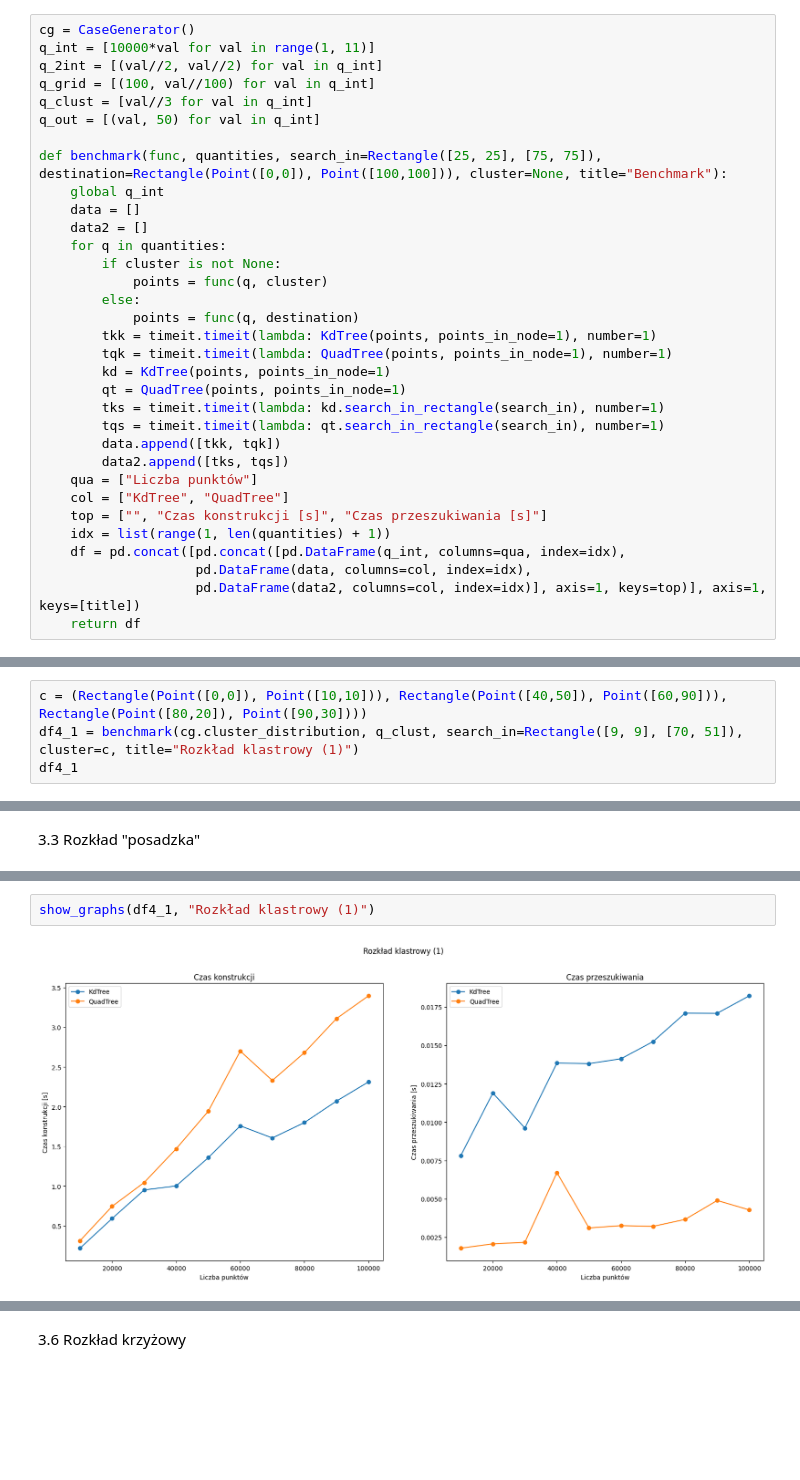
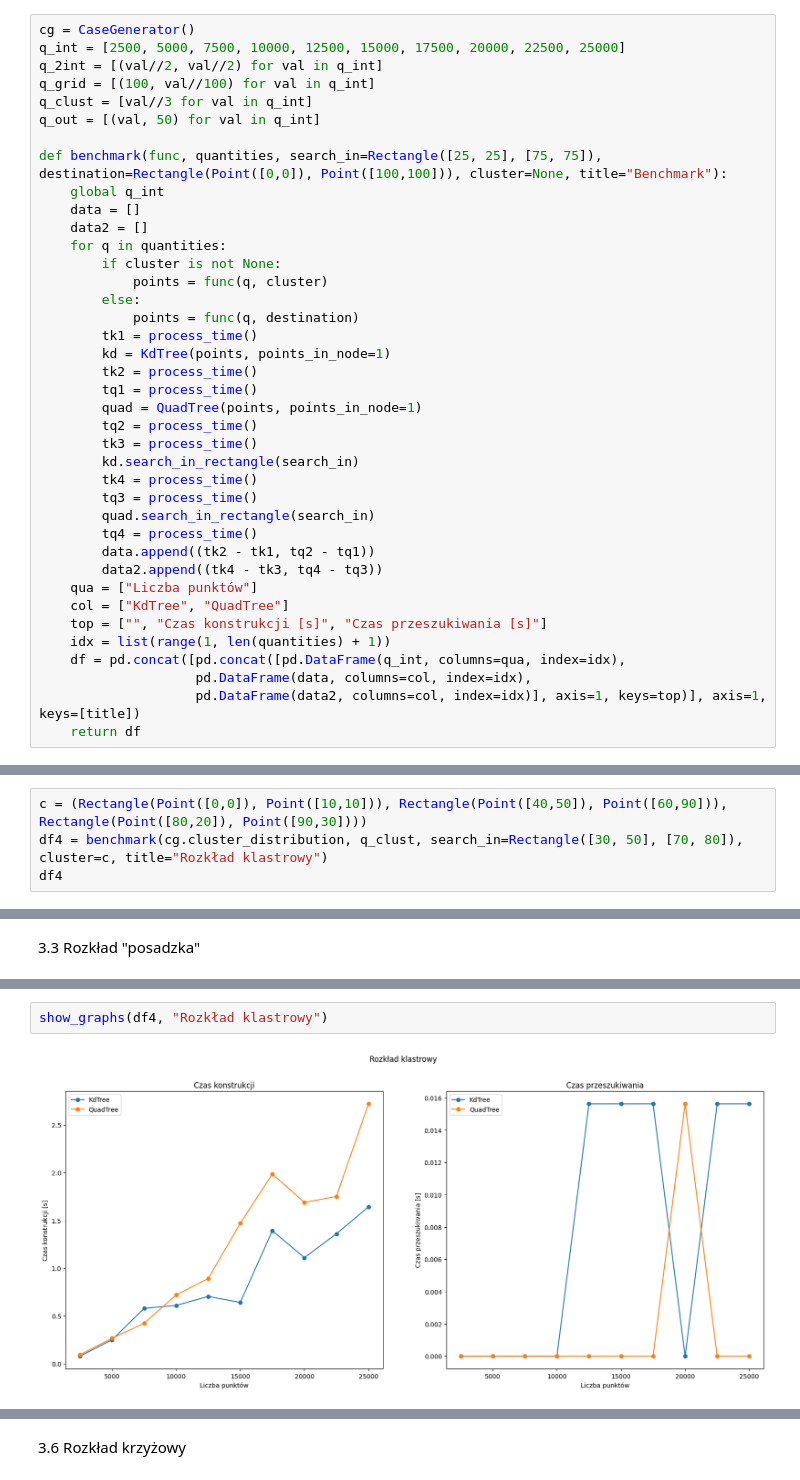
Before and after one commit to WerWojtas/QuadTree_and_KdTree, a Jupyter notebook: Comparison.ipynb, the cells around one changed output, grey strips where cells are left out. Cells and saved outputs as stored; diff of their text form; blank space fills up the shorter version.

Commit message:
added visualization

```diff
--- a/Comparison.ipynb
+++ b/Comparison.ipynb
@@ -72,7 +72,7 @@ All tests passed!
 ## 2. Pomiary wydajności
 # %%
 cg = CaseGenerator()
-q_int = [10000*val for val in range(1, 11)]
+q_int = [2500, 5000, 7500, 10000, 12500, 15000, 17500, 20000, 22500, 25000]
 q_2int = [(val//2, val//2) for val in q_int]
 q_grid = [(100, val//100) for val in q_int]
 q_clust = [val//3 for val in q_int]
@@ -87,14 +87,20 @@ def benchmark(func, quantities, search_in=Rectangle([25, 25], [75, 75]), destina
             points = func(q, cluster)
         else:
             points = func(q, destination)
-        tkk = timeit.timeit(lambda: KdTree(points, points_in_node=1), number=1)
-        tqk = timeit.timeit(lambda: QuadTree(points, points_in_node=1), number=1)
+        tk1 = process_time()
         kd = KdTree(points, points_in_node=1)
-        qt = QuadTree(points, points_in_node=1)
-        tks = timeit.timeit(lambda: kd.search_in_rectangle(search_in), number=1)
-        tqs = timeit.timeit(lambda: qt.search_in_rectangle(search_in), number=1)
-        data.append([tkk, tqk])
-        data2.append([tks, tqs])
+        tk2 = process_time()
+        tq1 = process_time()
+        quad = QuadTree(points, points_in_node=1)
+        tq2 = process_time()
+        tk3 = process_time()
+        kd.search_in_rectangle(search_in)
+        tk4 = process_time()
+        tq3 = process_time()
+        quad.search_in_rectangle(search_in)
+        tq4 = process_time()
+        data.append((tk2 - tk1, tq2 - tq1))
+        data2.append((tk4 - tk3, tq4 - tq3))
     qua = ["Liczba punktów"]
     col = ["KdTree", "QuadTree"]
     top = ["", "Czas konstrukcji [s]", "Czas przeszukiwania [s]"]
@@ -165,5 +171,5 @@ df3
 # %%
 c = (Rectangle(Point([0,0]), Point([10,10])), Rectangle(Point([40,50]), Point([60,90])), Rectangle(Point([80,20]), Point([90,30])))
-df4_1 = benchmark(cg.cluster_distribution, q_clust, search_in=Rectangle([9, 9], [70, 51]), cluster=c, title="Rozkład klastrowy (1)")
-df4_1
+df4 = benchmark(cg.cluster_distribution, q_clust, search_in=Rectangle([30, 50], [70, 80]), cluster=c, title="Rozkład klastrowy")
+df4
 # %% [output]
@@ -318,4 +270,4 @@ show_graphs(df3, "Rozkład siatka")
 # %%
-show_graphs(df4_1, "Rozkład klastrowy (1)")
+show_graphs(df4, "Rozkład klastrowy")
 # %% [output]
-[figure, old version]
+[figure, new version]
```
Also changed, not shown: parts of 44 cells of this notebook.
